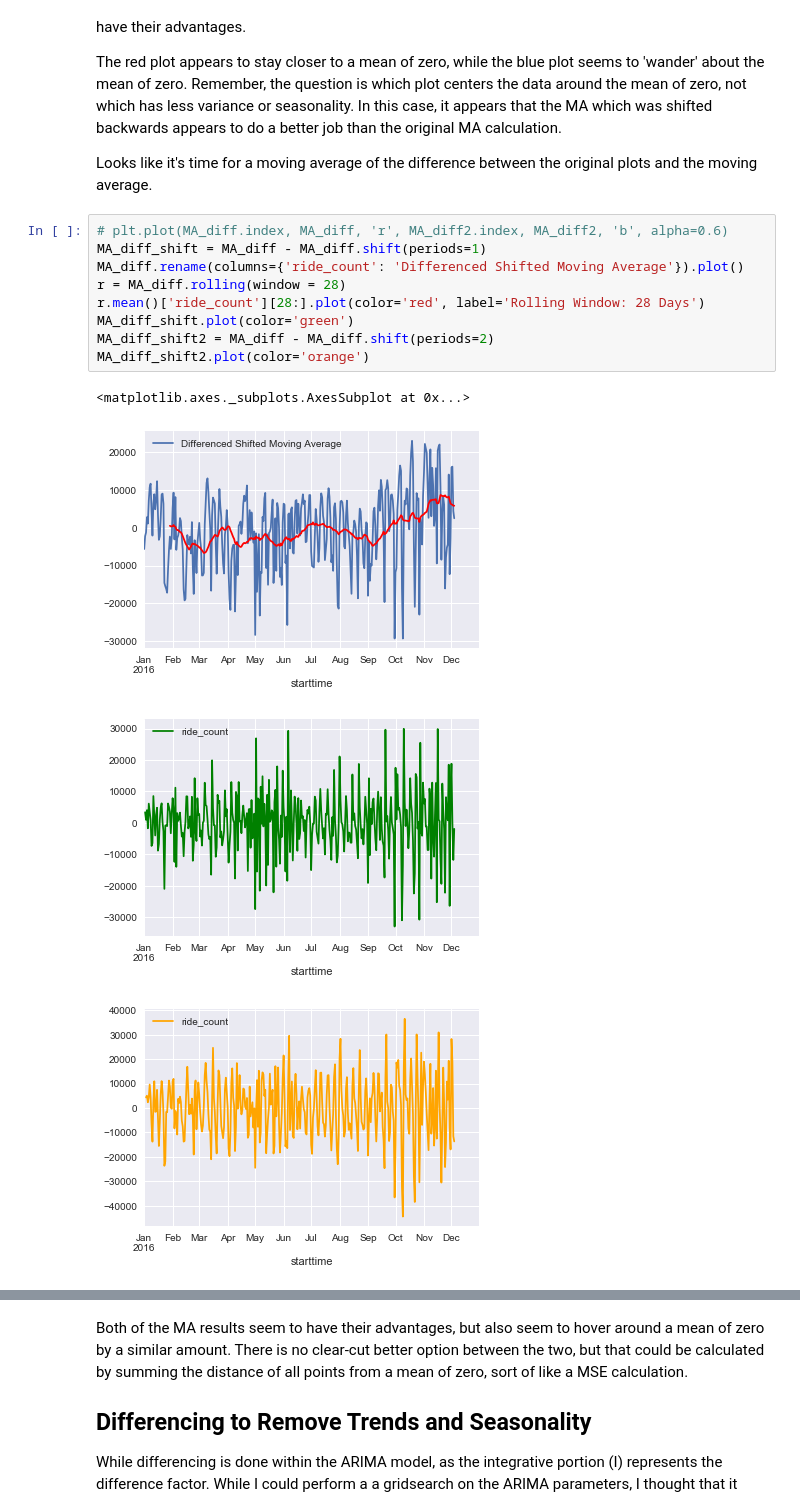
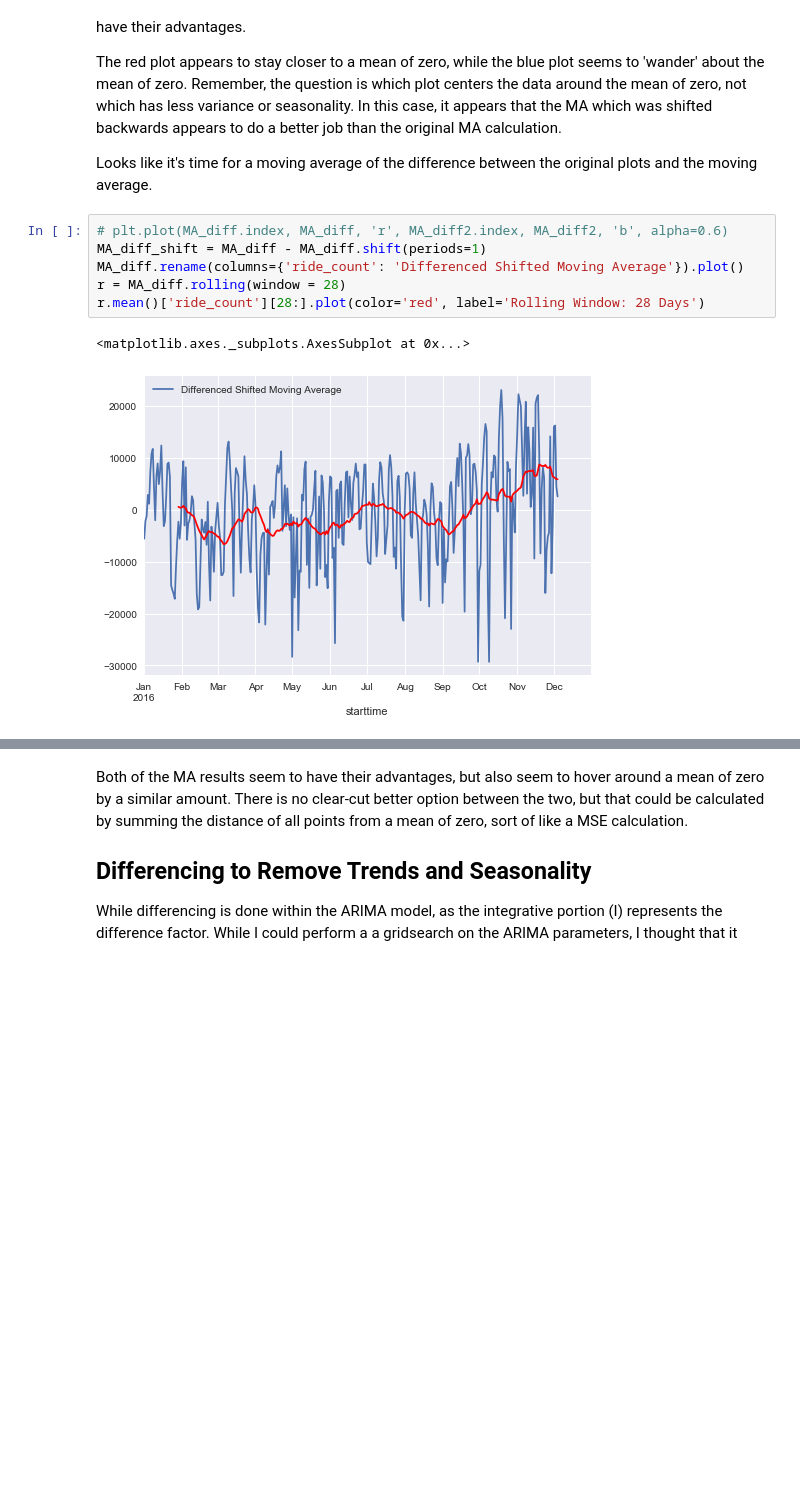
Before and after one commit to vz415/CITI_BIKE_XPERIMENTS, a Jupyter notebook: Citi Bike Inferential Statistics.ipynb, the cells around one changed output, grey strips where cells are left out. Cells and saved outputs as stored; diff of their text form; blank space fills up the shorter version.

```diff
--- a/Citi Bike Inferential Statistics.ipynb
+++ b/Citi Bike Inferential Statistics.ipynb
@@ -285,17 +282,12 @@ Looks like it's time for a moving average of the difference between the original
 # %%
 # plt.plot(MA_diff.index, MA_diff, 'r', MA_diff2.index, MA_diff2, 'b', alpha=0.6)
 MA_diff_shift = MA_diff - MA_diff.shift(periods=1)
 MA_diff.rename(columns={'ride_count': 'Differenced Shifted Moving Average'}).plot()
 r = MA_diff.rolling(window = 28)
 r.mean()['ride_count'][28:].plot(color='red', label='Rolling Window: 28 Days')
-MA_diff_shift.plot(color='green')
-MA_diff_shift2 = MA_diff - MA_diff.shift(periods=2)
-MA_diff_shift2.plot(color='orange')
 # %% [output]
 <matplotlib.axes._subplots.AxesSubplot at 0x...>
-[figure, old version]
+[figure, new version]
-[figure, removed]
-[figure, removed]
 # %%
 MA_diff2.rename(columns={'ride_count': 'Differenced Moving Average'}).plot()
 r = MA_diff2.rolling(window = 28)
```
Also changed, not shown: parts of 15 cells of this notebook, 3 other files.
